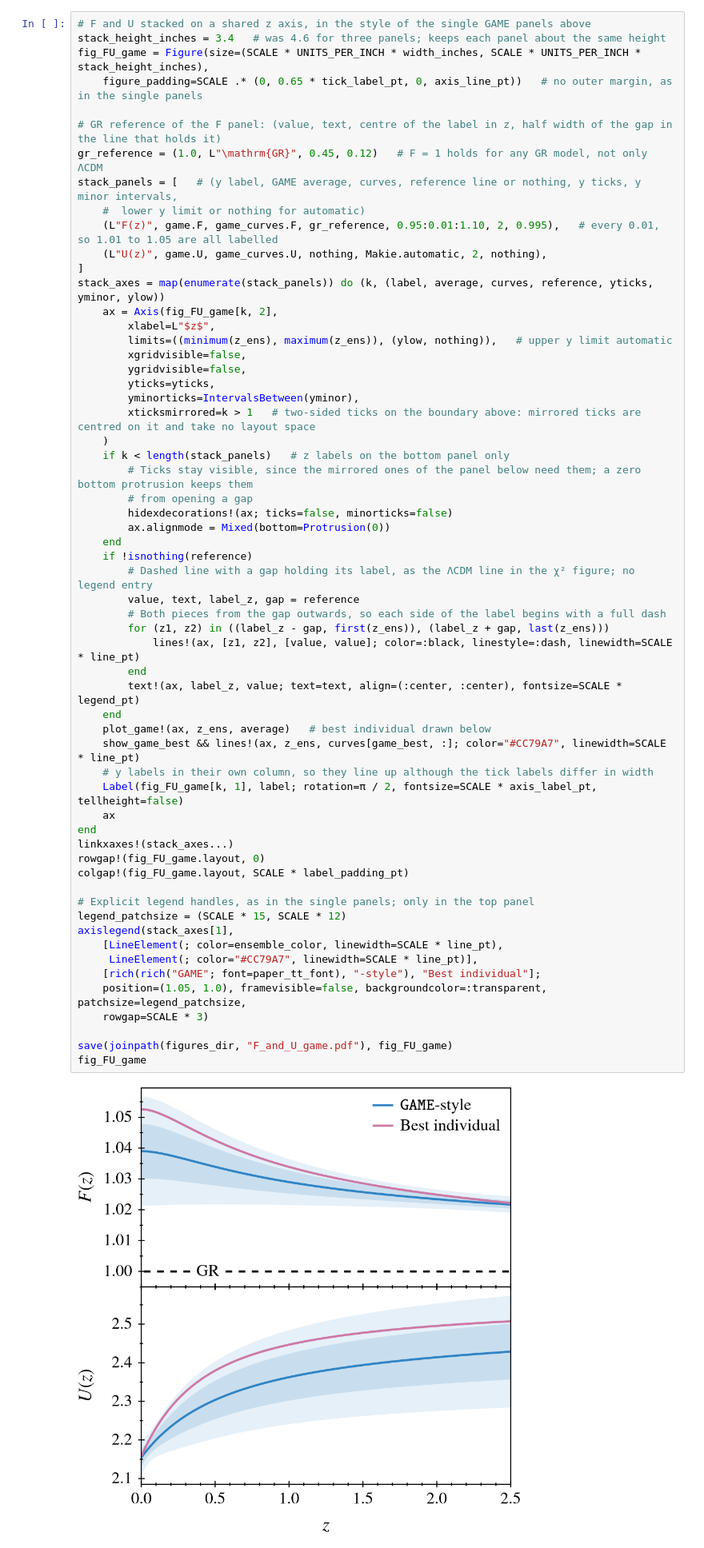
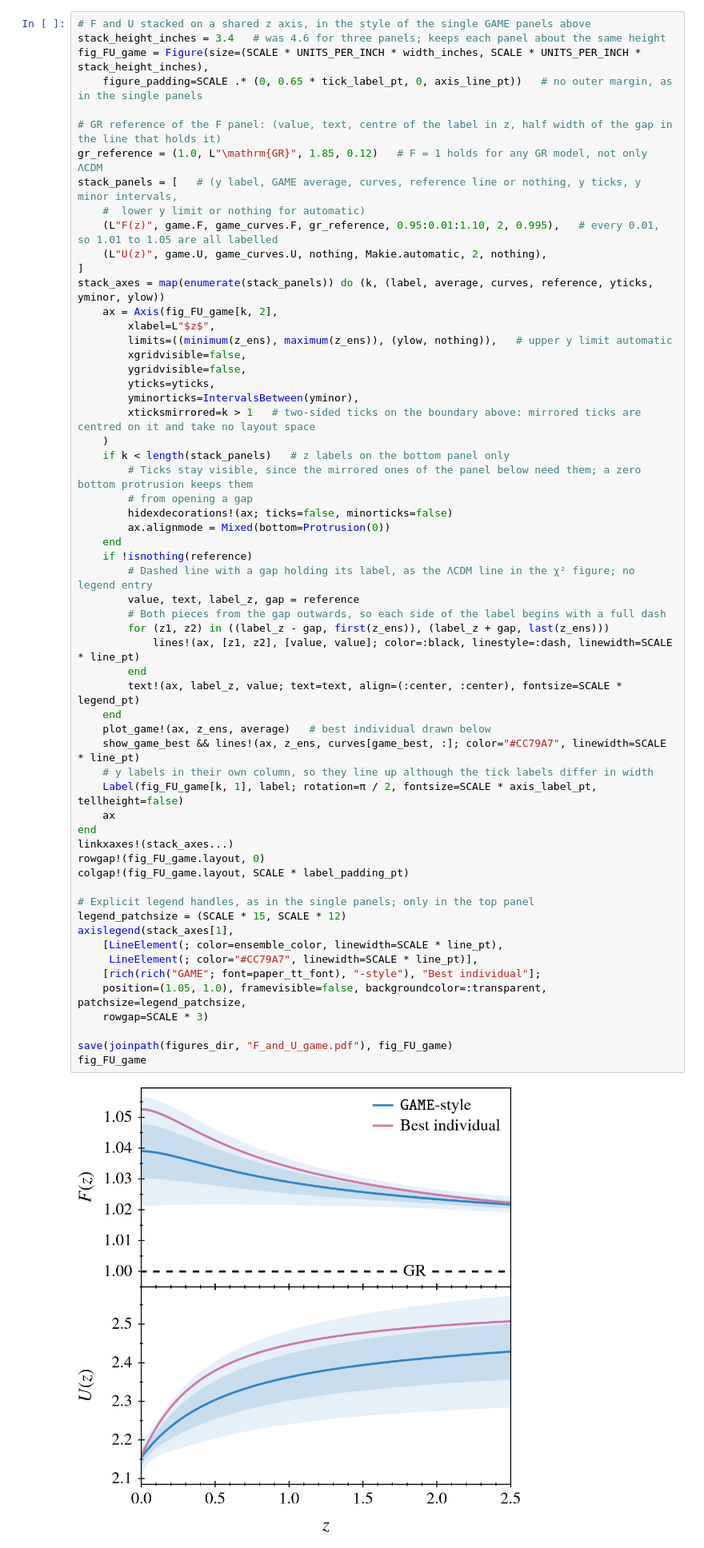
Before and after one commit to Rivillion/ScalarTensor_GA, a Jupyter notebook: plotting_updated.ipynb, the cells around one changed output. Shown at 80% size. Cells and saved outputs as stored; diff of their text form.

Commit message:
F and U figure update

```diff
--- a/plotting_updated.ipynb
+++ b/plotting_updated.ipynb
@@ -922,7 +922,7 @@ fig_FU_game = Figure(size=(SCALE * UNITS_PER_INCH * width_inches, SCALE * UNITS_
     figure_padding=SCALE .* (0, 0.65 * tick_label_pt, 0, axis_line_pt))   # no outer margin, as in the single panels
 
 # GR reference of the F panel: (value, text, centre of the label in z, half width of the gap in the line that holds it)
-gr_reference = (1.0, L"\mathrm{GR}", 0.45, 0.12)   # F = 1 holds for any GR model, not only ΛCDM
+gr_reference = (1.0, L"\mathrm{GR}", 1.85, 0.12)   # F = 1 holds for any GR model, not only ΛCDM
 stack_panels = [   # (y label, GAME average, curves, reference line or nothing, y ticks, y minor intervals,
     #  lower y limit or nothing for automatic)
     (L"F(z)", game.F, game_curves.F, gr_reference, 0.95:0.01:1.10, 2, 0.995),   # every 0.01, so 1.01 to 1.05 are all labelled
@@ -948,34 +948,34 @@ stack_axes = map(enumerate(stack_panels)) do (k, (label, average, curves, refere
         # Dashed line with a gap holding its label, as the ΛCDM line in the χ² figure; no legend entry
         value, text, label_z, gap = reference
         # Both pieces from the gap outwards, so each side of the label begins with a full dash
         for (z1, z2) in ((label_z - gap, first(z_ens)), (label_z + gap, last(z_ens)))
             lines!(ax, [z1, z2], [value, value]; color=:black, linestyle=:dash, linewidth=SCALE * line_pt)
         end
         text!(ax, label_z, value; text=text, align=(:center, :center), fontsize=SCALE * legend_pt)
     end
     plot_game!(ax, z_ens, average)   # best individual drawn below
     show_game_best && lines!(ax, z_ens, curves[game_best, :]; color="#CC79A7", linewidth=SCALE * line_pt)
     # y labels in their own column, so they line up although the tick labels differ in width
     Label(fig_FU_game[k, 1], label; rotation=π / 2, fontsize=SCALE * axis_label_pt, tellheight=false)
     ax
 end
 linkxaxes!(stack_axes...)
 rowgap!(fig_FU_game.layout, 0)
 colgap!(fig_FU_game.layout, SCALE * label_padding_pt)
 
 # Explicit legend handles, as in the single panels; only in the top panel
 legend_patchsize = (SCALE * 15, SCALE * 12)
 axislegend(stack_axes[1],
     [LineElement(; color=ensemble_color, linewidth=SCALE * line_pt),
      LineElement(; color="#CC79A7", linewidth=SCALE * line_pt)],
     [rich(rich("GAME"; font=paper_tt_font), "-style"), "Best individual"];
     position=(1.05, 1.0), framevisible=false, backgroundcolor=:transparent, patchsize=legend_patchsize,
     rowgap=SCALE * 3)
 
 save(joinpath(figures_dir, "F_and_U_game.pdf"), fig_FU_game)
 fig_FU_game
 # %% [output]
-[figure, old version]
+[figure, new version]
 # %%
 # CPL and binned posteriors with the GAME average of w_ST (±1σ and ±2σ of σ_ens, as in plot_game!)
 fig_w_game_desi = Figure(figure_padding=SCALE .* (0, 0.65 * tick_label_pt, 0, axis_line_pt))   # no outer margin: right keeps the overhanging "2.5", top the frame line
```
Also changed, not shown: parts of 3 cells of this notebook, 5 other files.
